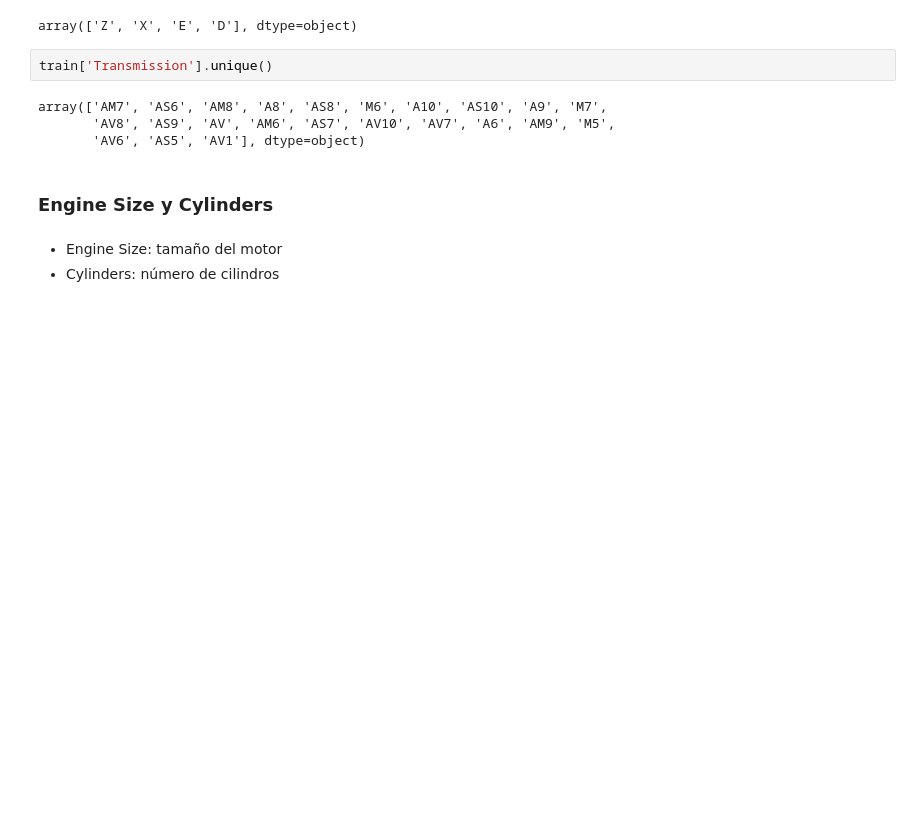
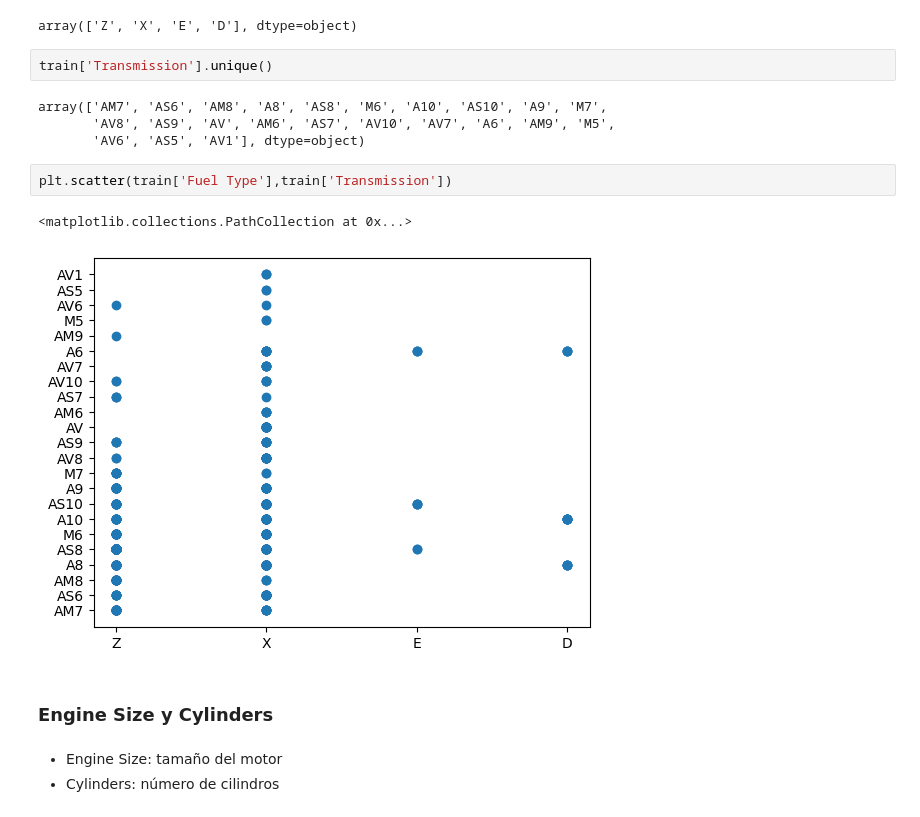
Before and after one commit to Kraslo/APAU_SMOG_PREDICTION_3RDGROUP, a Jupyter notebook: codigo/codigo_andy.ipynb, the cells around one changed output. Cells and saved outputs as stored; diff of their text form; blank space fills up the shorter version.

```diff
--- a/codigo/codigo_andy.ipynb
+++ b/codigo/codigo_andy.ipynb
@@ -239,6 +239,11 @@ train['Transmission'].unique()
 array(['AM7', 'AS6', 'AM8', 'A8', 'AS8', 'M6', 'A10', 'AS10', 'A9', 'M7',
        'AV8', 'AS9', 'AV', 'AM6', 'AS7', 'AV10', 'AV7', 'A6', 'AM9', 'M5',
        'AV6', 'AS5', 'AV1'], dtype=object)
+# %%
+plt.scatter(train['Fuel Type'],train['Transmission'])
+# %% [output]
+<matplotlib.collections.PathCollection at 0x...>
+[figure, added]
 # %% [markdown]
 ### Engine Size y Cylinders
 # %% [markdown]
```
